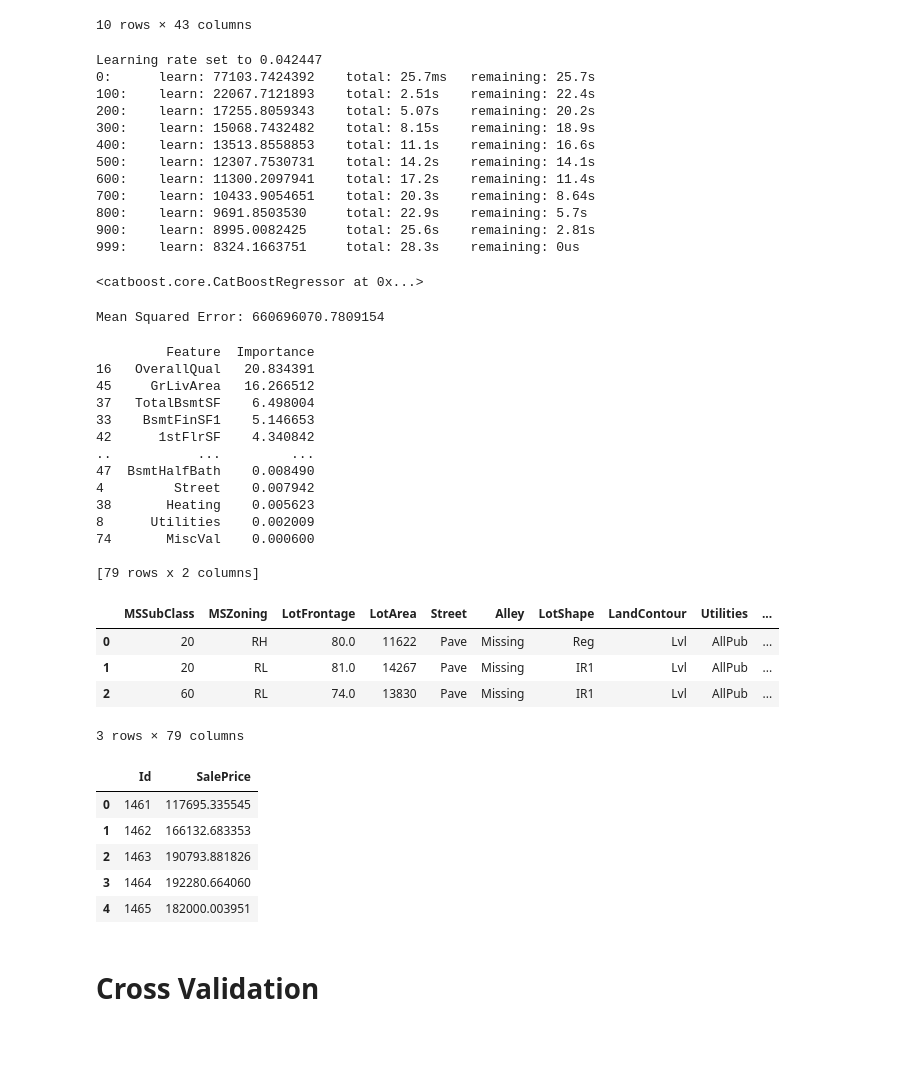
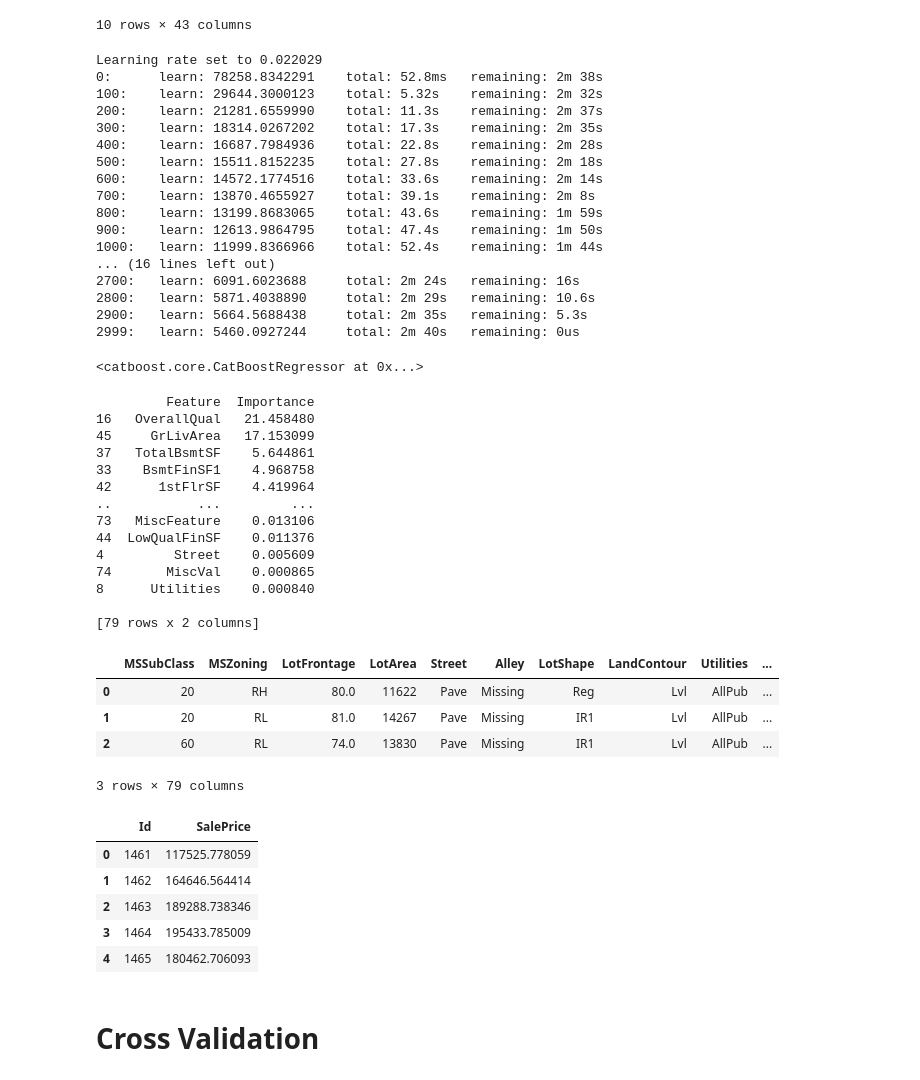
Before and after one commit to RuntianZ/kaggle, a Jupyter notebook: house-prices-catboost-rf.ipynb, the cells around one changed output. Drawn from its saved outputs; the diff is of its cells as text; code cells hidden in the pictures; blank space fills up the shorter version.

Commit message:
poisson-auto

```diff
--- a/house-prices-catboost-rf.ipynb
+++ b/house-prices-catboost-rf.ipynb
@@ -54,12 +52,12 @@ X_train, X_test, y_train, y_test = train_test_split(X, y, test_size=0.2, random_
 # %%
 # Initialize CatBoostRegressor
 model = CatBoostRegressor(
-    iterations=1000,                # Number of trees
+    iterations=3000,                # Number of trees
     depth=6,                       # Depth of each tree
     boosting_type='Plain',         # Use random forest mode
     bootstrap_type='Poisson',    # Random sampling of data points
     task_type='GPU',               # GPU is needed for Poisson
-    subsample=0.8,                 # Fraction of data to sample
+    subsample=0.9,                 # Fraction of data to sample
     # random_seed=42,                # Seed for reproducibility
     verbose=100,                   # Output training progress every 100 iterations
     cat_features=categorical_columns.to_list()
@@ -68,44 +66,40 @@ model = CatBoostRegressor(
 # Train the model
 model.fit(X, y)
 # %% [output]
-Learning rate set to 0.042447
-0:      learn: 77103.7424392    total: 25.7ms   remaining: 25.7s
-100:    learn: 22067.7121893    total: 2.51s    remaining: 22.4s
-200:    learn: 17255.8059343    total: 5.07s    remaining: 20.2s
-300:    learn: 15068.7432482    total: 8.15s    remaining: 18.9s
-400:    learn: 13513.8558853    total: 11.1s    remaining: 16.6s
-500:    learn: 12307.7530731    total: 14.2s    remaining: 14.1s
-600:    learn: 11300.2097941    total: 17.2s    remaining: 11.4s
-700:    learn: 10433.9054651    total: 20.3s    remaining: 8.64s
-800:    learn: 9691.8503530     total: 22.9s    remaining: 5.7s
-900:    learn: 8995.0082425     total: 25.6s    remaining: 2.81s
-999:    learn: 8324.1663751     total: 28.3s    remaining: 0us
+Learning rate set to 0.022029
+0:      learn: 78258.8342291    total: 52.8ms   remaining: 2m 38s
+100:    learn: 29644.3000123    total: 5.32s    remaining: 2m 32s
+200:    learn: 21281.6559990    total: 11.3s    remaining: 2m 37s
+300:    learn: 18314.0267202    total: 17.3s    remaining: 2m 35s
+400:    learn: 16687.7984936    total: 22.8s    remaining: 2m 28s
+500:    learn: 15511.8152235    total: 27.8s    remaining: 2m 18s
+600:    learn: 14572.1774516    total: 33.6s    remaining: 2m 14s
+700:    learn: 13870.4655927    total: 39.1s    remaining: 2m 8s
+800:    learn: 13199.8683065    total: 43.6s    remaining: 1m 59s
+900:    learn: 12613.9864795    total: 47.4s    remaining: 1m 50s
+1000:   learn: 11999.8366966    total: 52.4s    remaining: 1m 44s
+... (16 lines left out)
+2700:   learn: 6091.6023688     total: 2m 24s   remaining: 16s
+2800:   learn: 5871.4038890     total: 2m 29s   remaining: 10.6s
+2900:   learn: 5664.5688438     total: 2m 35s   remaining: 5.3s
+2999:   learn: 5460.0927244     total: 2m 40s   remaining: 0us
 <catboost.core.CatBoostRegressor at 0x...>
-# %%
-# Make predictions
-predictions = model.predict(X_test)
-
-# Calculate MSE
-mse = mean_squared_error(y_test, predictions)
-print("Mean Squared Error:", mse)
-# %% [output]
-Mean Squared Error: 660696070.7809154
 # %%
 feature_importances = model.get_feature_importance()
 print(pd.DataFrame({'Feature': X.columns, 'Importance': feature_importances}).sort_values(by='Importance', ascending=False))
 # %% [output]
          Feature  Importance
-16   OverallQual   20.834391
-45     GrLivArea   16.266512
-37   TotalBsmtSF    6.498004
-33    BsmtFinSF1    5.146653
-42      1stFlrSF    4.340842
+16   OverallQual   21.458480
+45     GrLivArea   17.153099
+37   TotalBsmtSF    5.644861
+33    BsmtFinSF1    4.968758
+42      1stFlrSF    4.419964
 ..           ...         ...
-47  BsmtHalfBath    0.008490
-4         Street    0.007942
-38       Heating    0.005623
-8      Utilities    0.002009
-74       MiscVal    0.000600
+73   MiscFeature    0.013106
+44  LowQualFinSF    0.011376
+4         Street    0.005609
+74       MiscVal    0.000865
+8      Utilities    0.000840
 
 [79 rows x 2 columns]
 # %%
@@ -124,15 +118,15 @@ test_data.head(3)
 # %%
 sample_submission_df = pd.read_csv('data/house-prices/sample_submission.csv')
 sample_submission_df['SalePrice'] = model.predict(test_data)
-sample_submission_df.to_csv('working/catboost-rf-poisson-cv.csv', index=False)
+sample_submission_df.to_csv('working/catboost-rf-poisson-subsample09-iter3000.csv', index=False)
 sample_submission_df.head()
 # %% [output]
 |  | Id | SalePrice |
-| 0 | 1461 | 117695.335545 |
-| 1 | 1462 | 166132.683353 |
-| 2 | 1463 | 190793.881826 |
-| 3 | 1464 | 192280.664060 |
-| 4 | 1465 | 182000.003951 |
+| 0 | 1461 | 117525.778059 |
+| 1 | 1462 | 164646.564414 |
+| 2 | 1463 | 189288.738346 |
+| 3 | 1464 | 195433.785009 |
+| 4 | 1465 | 180462.706093 |
 # %% [markdown]
 # Cross Validation
 # %%
```
Also changed, not shown: parts of 1 cell of this notebook, 2 other files.
